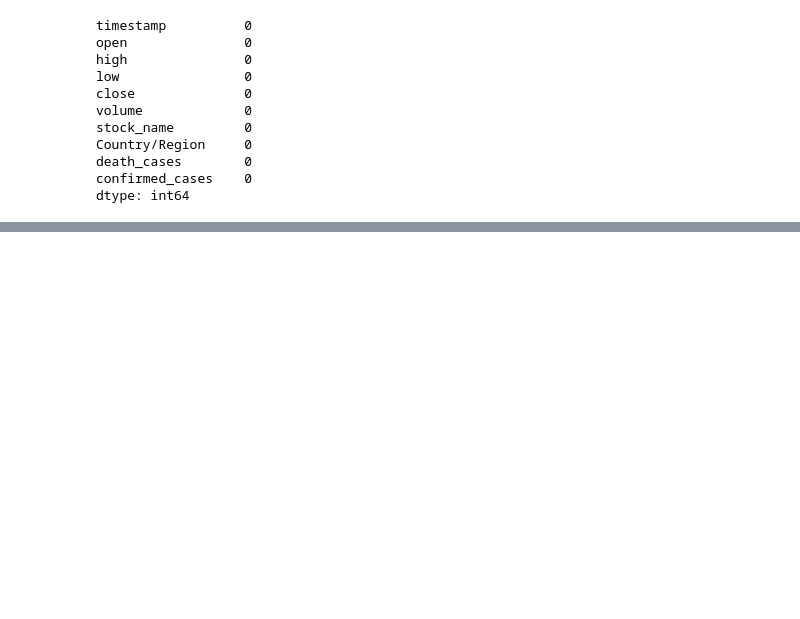
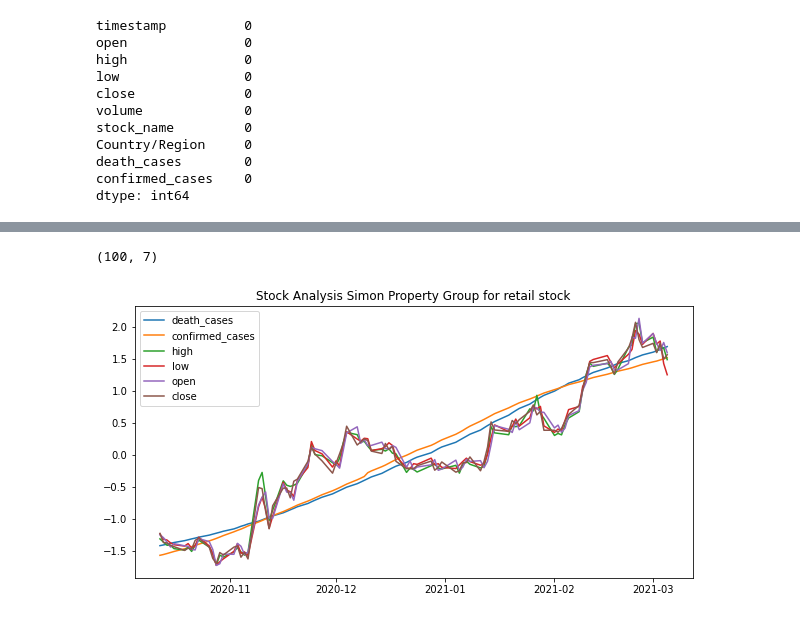
Before and after one commit to khushboolohat/Group-2-final, a Jupyter notebook: khushboo.ipynb, the cells around one changed output, grey strips where cells are left out. Saved outputs shown, nothing was run; the diff lists cells and outputs as text; code cells hidden in the pictures; blank space fills up the shorter version.

```diff
--- a/khushboo.ipynb
+++ b/khushboo.ipynb
@@ -186,0 +239,2 @@ MSFT_final.head()
+# %%
+SPG_final = final_data[final_data.stock_name == 'SPG']
@@ -186,0 +254,27 @@ MSFT_final.head()
+# %%
+SPG_final1 = SPG_final.groupby('timestamp')['open','high','low','close'].mean().reset_index().merge(SPG_final.groupby('timestamp')['death_cases','confirmed_cases'].sum().reset_index(),
+                                                                                                   on = 'timestamp')
+# %%
+SPG_final1.shape
+# %% [output]
+(100, 7)
+# %%
+SPG_final1['death_cases'] = (SPG_final1.death_cases - SPG_final1.death_cases.mean())/SPG_final1.death_cases.std()
+SPG_final1['confirmed_cases'] = (SPG_final1.confirmed_cases - SPG_final1.confirmed_cases.mean())/SPG_final1.confirmed_cases.std()
+SPG_final1['high'] = (SPG_final1.high - SPG_final1.high.mean())/SPG_final1.high.std()
+SPG_final1['low'] = (SPG_final1.low - SPG_final1.low.mean())/SPG_final1.low.std()
+SPG_final1['open'] = (SPG_final1.open - SPG_final1.open.mean())/SPG_final1.open.std()
+SPG_final1['close'] = (SPG_final1.close - SPG_final1.close.mean())/SPG_final1.close.std()
+# %%
+plt.figure(figsize=(10,5))
+plt.plot(SPG_final1.timestamp, SPG_final1.death_cases, label = 'death_cases')
+plt.plot(SPG_final1.timestamp, SPG_final1.confirmed_cases, label = 'confirmed_cases')
+plt.plot(SPG_final1.timestamp, SPG_final1.high, label = 'high')
+plt.plot(SPG_final1.timestamp, SPG_final1.low, label = 'low')
+plt.plot(SPG_final1.timestamp, SPG_final1.open, label = 'open')
+plt.plot(SPG_final1.timestamp, SPG_final1.close, label = 'close')
+plt.legend()
+plt.title('Stock Analysis Simon Property Group for retail stock')
+plt.show()
+# %% [output]
+[figure, added]
```
Also changed, not shown: parts of 10 cells of this notebook.
